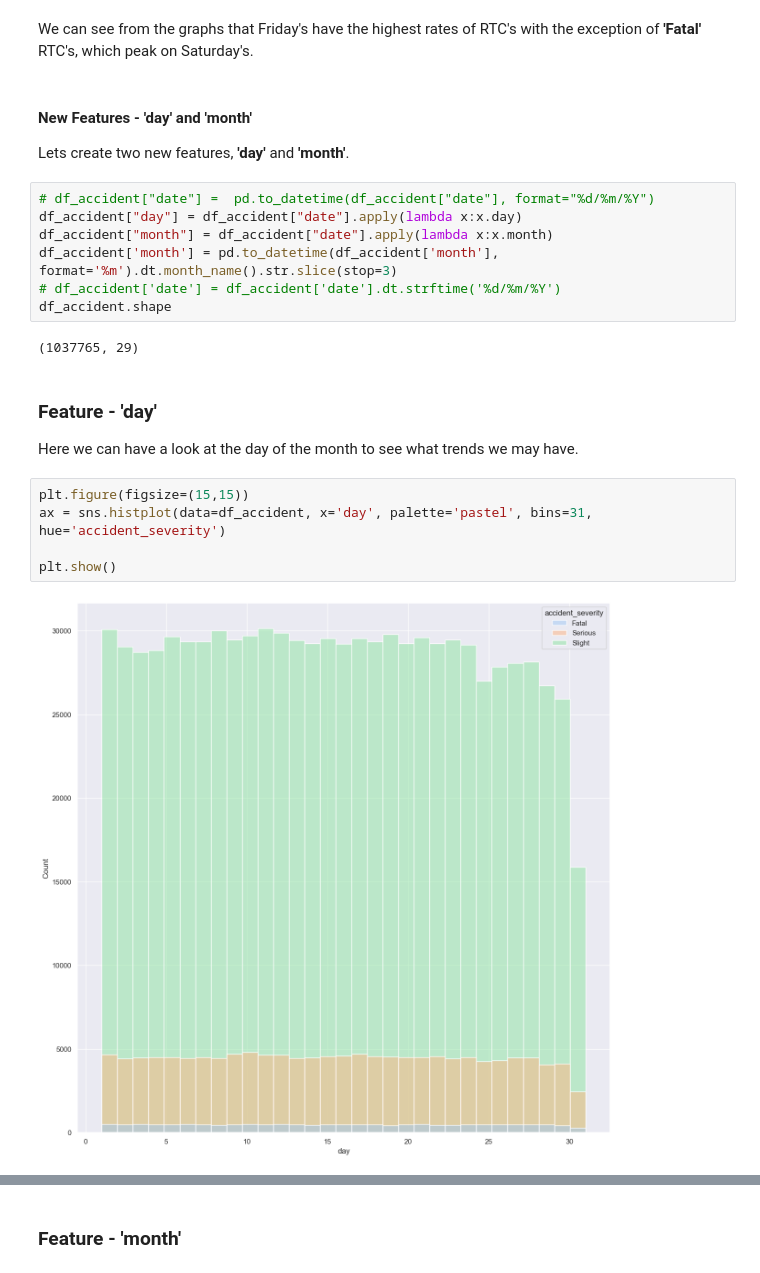
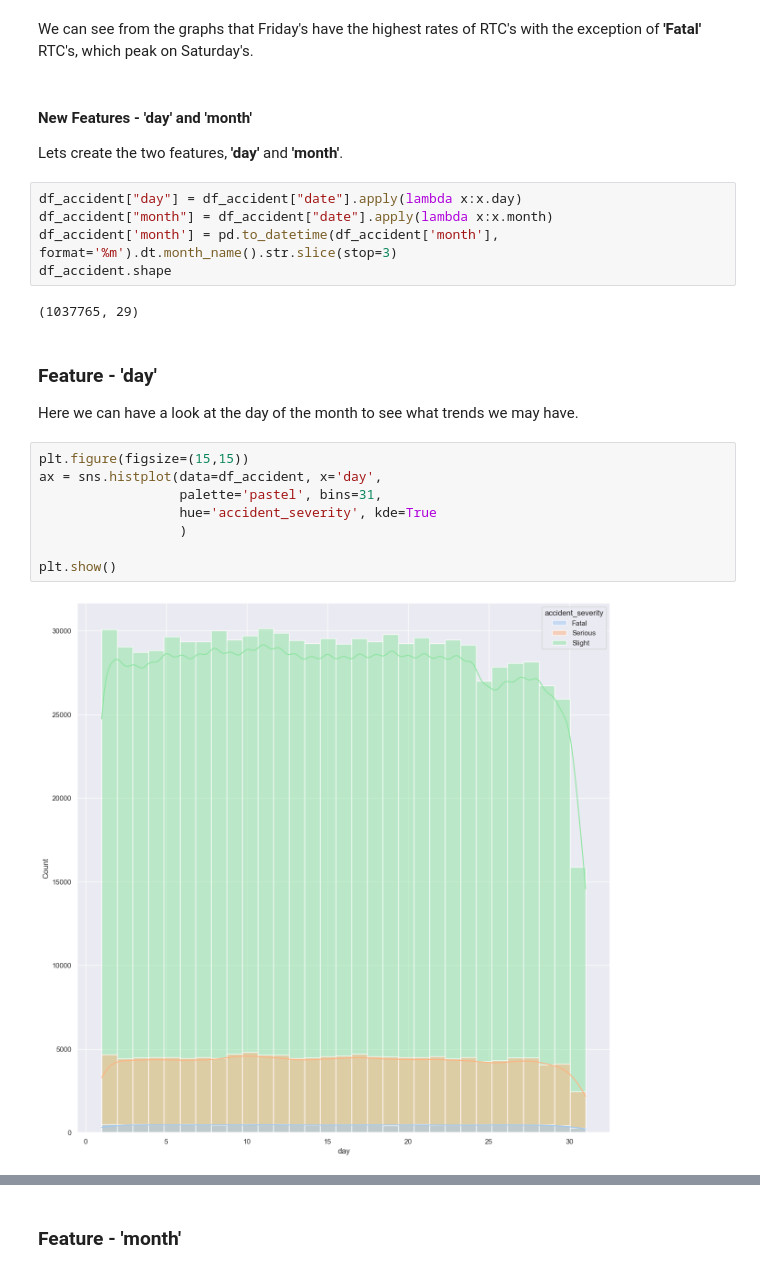
Before and after one commit to kmedri/-Omdena_Predicting_RTC_Severity_main, a Jupyter notebook: Group_1_Predicting_RTC_Severity/Predicting_RTC_Severity.ipynb, the cells around one changed output, grey strips where cells are left out. Drawn from its saved outputs; the diff is of its cells as text.

```diff
--- a/Group_1_Predicting_RTC_Severity/Predicting_RTC_Severity.ipynb
+++ b/Group_1_Predicting_RTC_Severity/Predicting_RTC_Severity.ipynb
@@ -986,13 +1000,11 @@ plt.show()
 We can see from the graphs that Friday's have the highest rates of RTC's with the exception of **'Fatal'** RTC's, which peak on Saturday's.
 # %% [markdown]
 #### New Features - **'day'** and **'month'**
-Lets create two new features, **'day'** and **'month'**.
+Lets create the two features, **'day'** and **'month'**.
 # %%
-# df_accident["date"] =  pd.to_datetime(df_accident["date"], format="%d/%m/%Y")
 df_accident["day"] = df_accident["date"].apply(lambda x:x.day)
 df_accident["month"] = df_accident["date"].apply(lambda x:x.month)
 df_accident['month'] = pd.to_datetime(df_accident['month'], format='%m').dt.month_name().str.slice(stop=3)
-# df_accident['date'] = df_accident['date'].dt.strftime('%d/%m/%Y')
 df_accident.shape
 # %% [output]
 (1037765, 29)
@@ -1001,11 +1013,14 @@ df_accident.shape
 Here we can have a look at the day of the month to see what trends we may have.
 # %%
 plt.figure(figsize=(15,15))
-ax = sns.histplot(data=df_accident, x='day', palette='pastel', bins=31, hue='accident_severity')
+ax = sns.histplot(data=df_accident, x='day',
+                  palette='pastel', bins=31,
+                  hue='accident_severity', kde=True
+                  )
 
 plt.show()
 # %% [output]
-[figure, old version]
+[figure, new version]
 # %% [markdown]
 There is a very slight drop off from the 25th to the 30th of the month.
 
```
Also changed, not shown: parts of 43 cells of this notebook.
